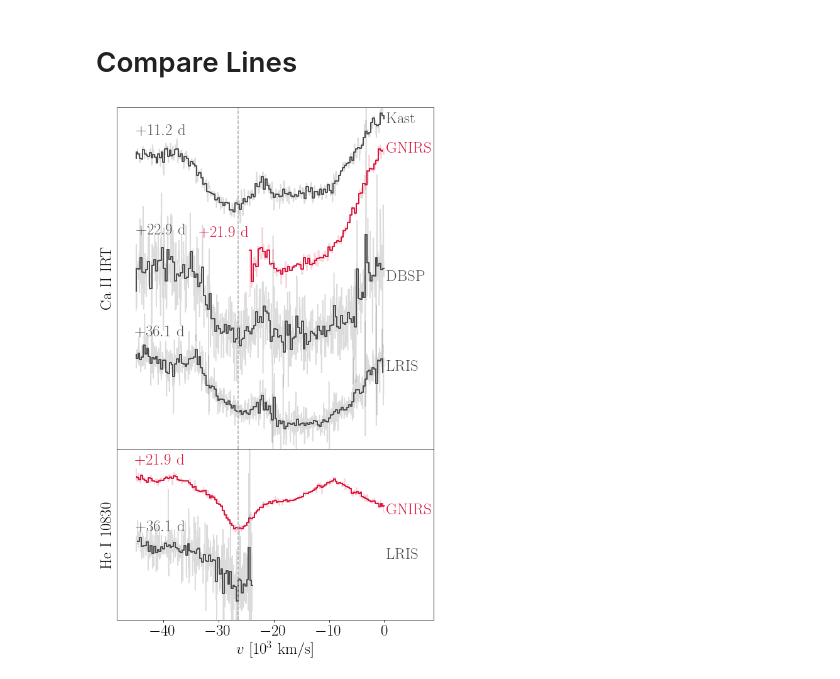
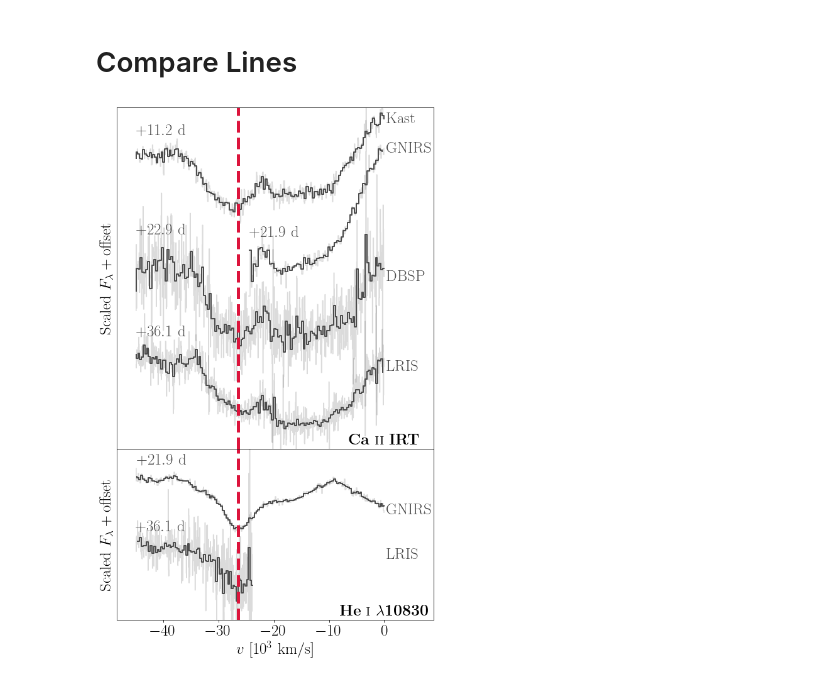
Before and after one commit to slowdivePTG/SN2020jgb, a Jupyter notebook: rv/SN2020jgb/CaII_HeI_hvf.ipynb, the cells around one changed output. Cells and saved outputs as stored; diff of their text form; code cells hidden in the pictures.

```diff
--- a/rv/SN2020jgb/CaII_HeI_hvf.ipynb
+++ b/rv/SN2020jgb/CaII_HeI_hvf.ipynb
@@ -167,7 +167,7 @@ def compare_lines(spec_files,
                 alpha=0.2,
                 color=col[spec_num])
         arg = np.abs(vel_rf_bin - vmin + (vmin - vmax) * 0.8) < 5000
-        argm = np.argmin(np.abs(vel_rf_bin - vmin + (vmin - vmax) * 0.8))
+        argm = np.argmin(np.abs(vel_rf_bin  - vmax))
         if arg.sum() == 0:
             arg = argm
         ax.text(vel_rf_bin[argm] / 1000,
@@ -175,7 +175,7 @@ def compare_lines(spec_files,
                 label,
                 color=col[spec_num],
                 va='bottom',
-                ha='right')
+                ha='left')
         ax.text((vmin + (vmin - vmax) * 0.01) / 1000,
                 fl[np.argmin(np.abs(vel_rf - vmin))] / norm_fac - spec_num * h,
                 '${}$'.format(instru[spec_num]),
@@ -183,6 +183,7 @@ def compare_lines(spec_files,
                 va='center')
         ax.set_xlim((vmax - (vmin - vmax) * 0.0765) / 1000,
                     (vmin + (vmin - vmax) * 0.2) / 1000)
+        ax.set_ylabel(r'$\mathrm{Scaled}\ F_\lambda+ \mathrm{offset}$')
         #plt.fill_between(vel_rf,
         #                 fl - fl_unc, fl + fl_unc,
         #                 alpha=0.5, color=col[k + displace])
@@ -200,7 +201,7 @@ ax0 = fig.add_subplot(gs[:-1, :])
 ax1 = fig.add_subplot(gs[-1, :])
 
 Ca_II_IRT = 8662.140
-col_Ca = ['0.3', 'crimson', '0.3', '0.3']
+col_Ca = ['0.3', '0.3', '0.3', '0.3']
 instru = [
     r'\mathrm{Kast}', r'\mathrm{GNIRS}', r'\mathrm{DBSP}', r'\mathrm{LRIS}'
 ]
@@ -210,36 +211,36 @@ compare_lines(spec_files,
               vmax=-45000,
               vmin=0,
               phase_min=11,
               phase_max=37,
               norm_fac=1,
               bin_size=300,
               col=col_Ca,
               instru=instru)
 ax0.set_ylim(-4.0, 2.7)
 ax0.set_xticks([])
 ax0.set_xlabel('')
-ax0.set_ylabel(r'$\mathrm{Ca\ II\ IRT}$')
+ax0.text(0, -3.9, r'$\mathbf{Ca\ \textsc{ii}\ IRT}$', ha='center')
 
 HeI = 10830
-col_He = ['crimson', '0.3']
+col_He = ['0.3', '0.3']
 instru_He = [r'\mathrm{GNIRS}', r'\mathrm{LRIS}']
 compare_lines(spec_He_files,
               ax1,
               line=HeI,
               vmax=-45000,
               vmin=0,
               phase_min=11,
               phase_max=37,
               norm_fac=1,
               bin_size=300,
               col=col_He,
               instru=instru_He)
 ax1.set_ylim(-1.6, 2.3)
-ax1.set_ylabel(r'$\mathrm{He\ I}\ 10830$')
+ax1.text(0, -1.5, r'$\mathbf{He\ \textsc{i}\ \lambda 10830}$', ha='center')
 
-ax0.axvline(-26.5, color='darkgrey', linestyle='--')
-ax1.axvline(-26.5, color='darkgrey', linestyle='--')
+ax0.axvline(-26.5, color='crimson', linestyle='--', linewidth=5)
+ax1.axvline(-26.5, color='crimson', linestyle='--', linewidth=5)
 
 plt.savefig('../../paper/figures/CaII_HeI_hvf.pdf', bbox_inches='tight')
 # %% [output]
-[figure, old version]
+[figure, new version]
```
Also changed, not shown: 19 other files.
